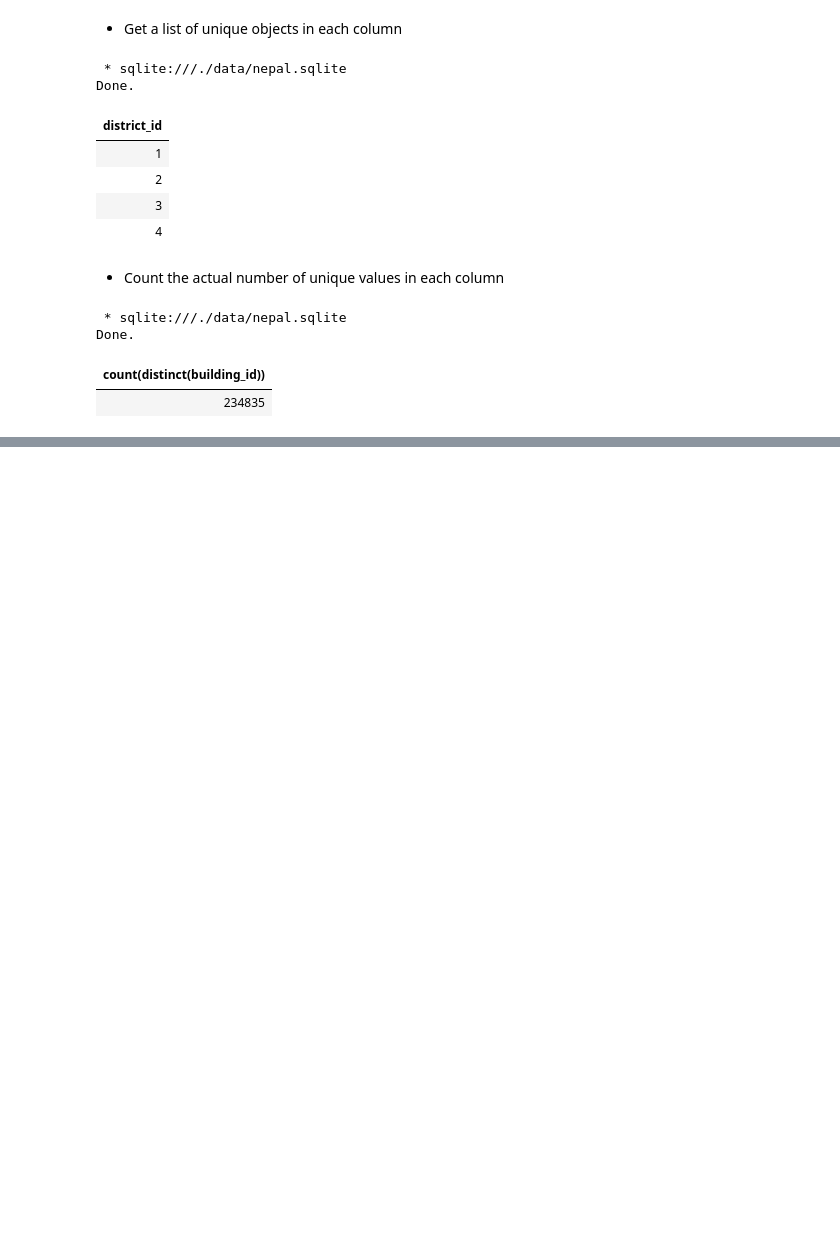
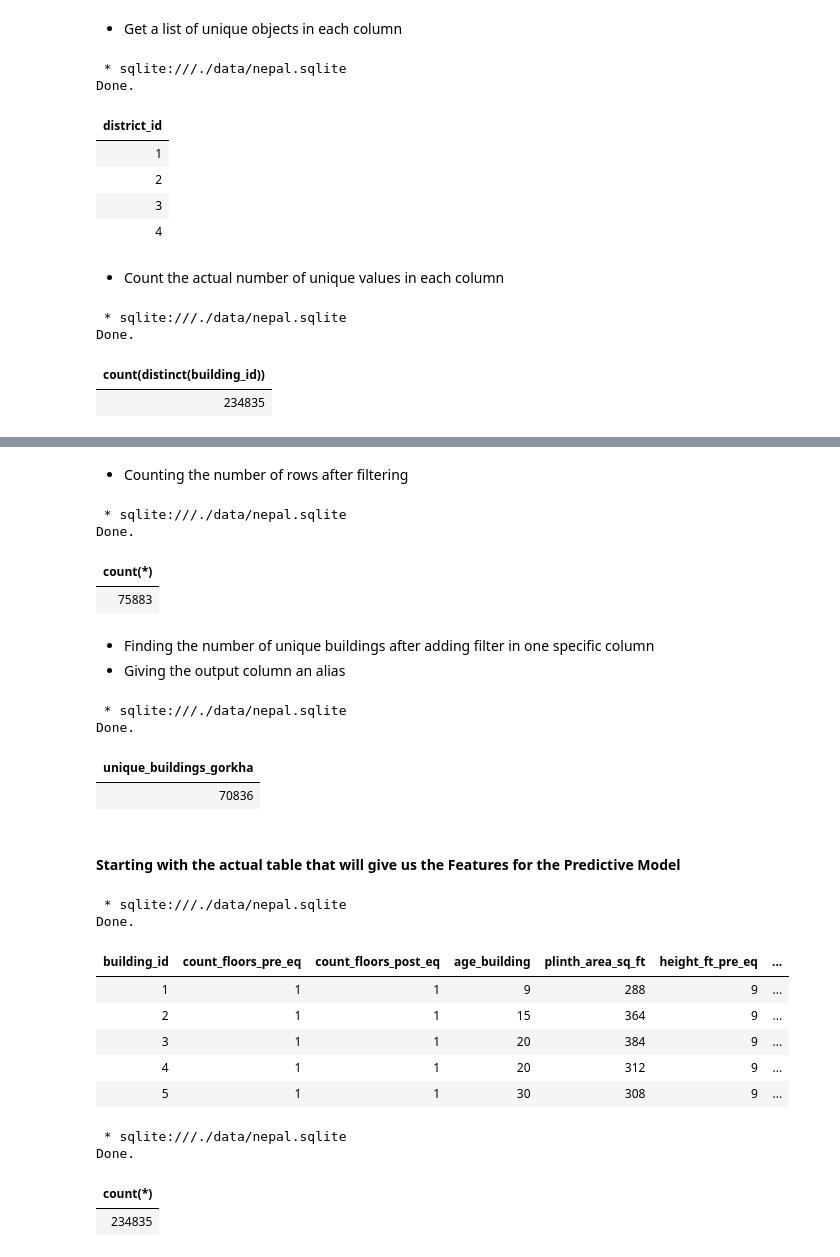
Before and after one commit to tech-ml-quant-luv/Applied_data_science_lab_worldquant, a Jupyter notebook: Project 4 - Earthquake damage in Nepal/041-sqlite.ipynb, the cells around one changed output, grey strips where cells are left out. Drawn from its saved outputs; the diff is of its cells as text; code cells hidden in the pictures; blank space fills up the shorter version.

```diff
--- a/Project 4 - Earthquake damage in Nepal/041-sqlite.ipynb
+++ b/Project 4 - Earthquake damage in Nepal/041-sqlite.ipynb
@@ -99,0 +117,50 @@ Done.
+# %% [markdown]
+- Counting the number of rows after filtering
+# %%
+%%sql
+SELECT count(*)
+FROM id_map
+WHERE district_id = 4
+# %% [output]
+ * sqlite:///./data/nepal.sqlite
+Done.
+| count(*) |
+| 75883 |
+# %% [markdown]
+- Finding the number of unique buildings after adding filter in one specific column
+- Giving the output column an alias
+# %%
+%%sql
+SELECT count(distinct(building_id)) AS unique_buildings_gorkha
+FROM id_map
+WHERE district_id =4
+# %% [output]
+ * sqlite:///./data/nepal.sqlite
+Done.
+| unique_buildings_gorkha |
+| 70836 |
+# %% [markdown]
+#### Starting with the actual table that will give us the Features for the Predictive Model
+# %%
+%%sql
+SELECT *
+FROM building_structure
+LIMIT 5
+# %% [output]
+ * sqlite:///./data/nepal.sqlite
+Done.
+| building_id | count_floors_pre_eq | count_floors_post_eq | age_building | plinth_area_sq_ft | height_ft_pre_eq | ... |
+| 1 | 1 | 1 | 9 | 288 | 9 | ... |
+| 2 | 1 | 1 | 15 | 364 | 9 | ... |
+| 3 | 1 | 1 | 20 | 384 | 9 | ... |
+| 4 | 1 | 1 | 20 | 312 | 9 | ... |
+| 5 | 1 | 1 | 30 | 308 | 9 | ... |
+# %%
+%%sql
+SELECT count(*)
+FROM building_structure
+# %% [output]
+ * sqlite:///./data/nepal.sqlite
+Done.
+| count(*) |
+| 234835 |
```
Also changed, not shown: parts of 5 cells of this notebook.
